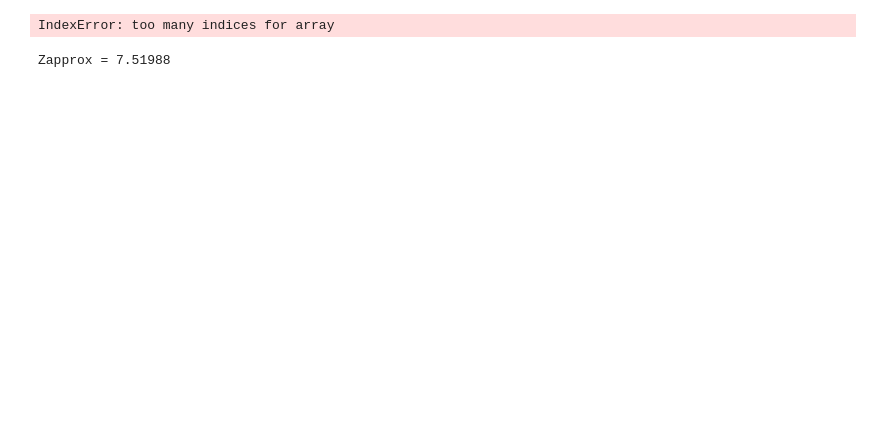
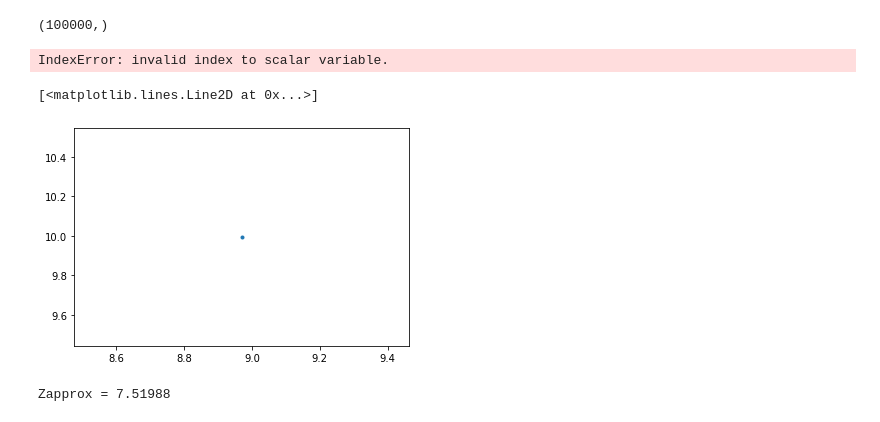
Before and after one commit to fbarez/machinelearning, a Jupyter notebook: reg_cla.ipynb, the cells around one changed output. Saved outputs shown, nothing was run; the diff lists cells and outputs as text; code cells hidden in the pictures; blank space fills up the shorter version.

```diff
--- a/reg_cla.ipynb
+++ b/reg_cla.ipynb
@@ -47,10 +47,18 @@ xx = np.sum(np.random.rand(N, K), 1)
 mu = xx.mean()  # or np.mean(xx)
 vv = xx.var()
 # ... and you've seen how to do the plotting already
+# %%
+print(xx.shape)
+mu[:,1]
+xx[1:]
+# %% [output]
+(100000,)
+IndexError: invalid index to scalar variable.
 # %%
-plt.plot(xx[:,0], mu[:,1], '.')
+plt.plot(xx[:1], mu, '.')
 # %% [output]
-IndexError: too many indices for array
+[<matplotlib.lines.Line2D at 0x...>]
+[figure, added]
 # %%
   mu = 2.0
   sigma = 3.0
```
Also changed, not shown: parts of 5 cells of this notebook.
